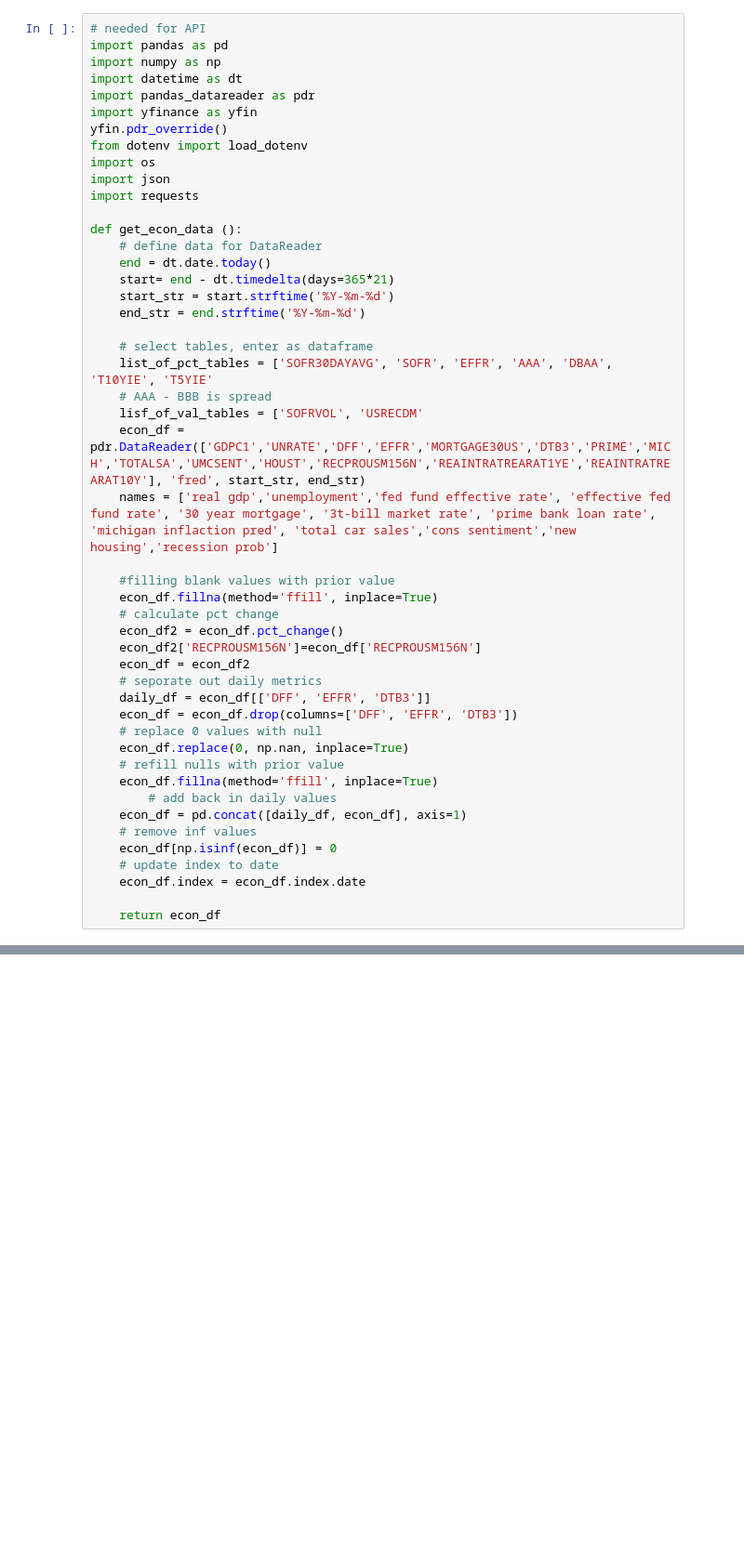
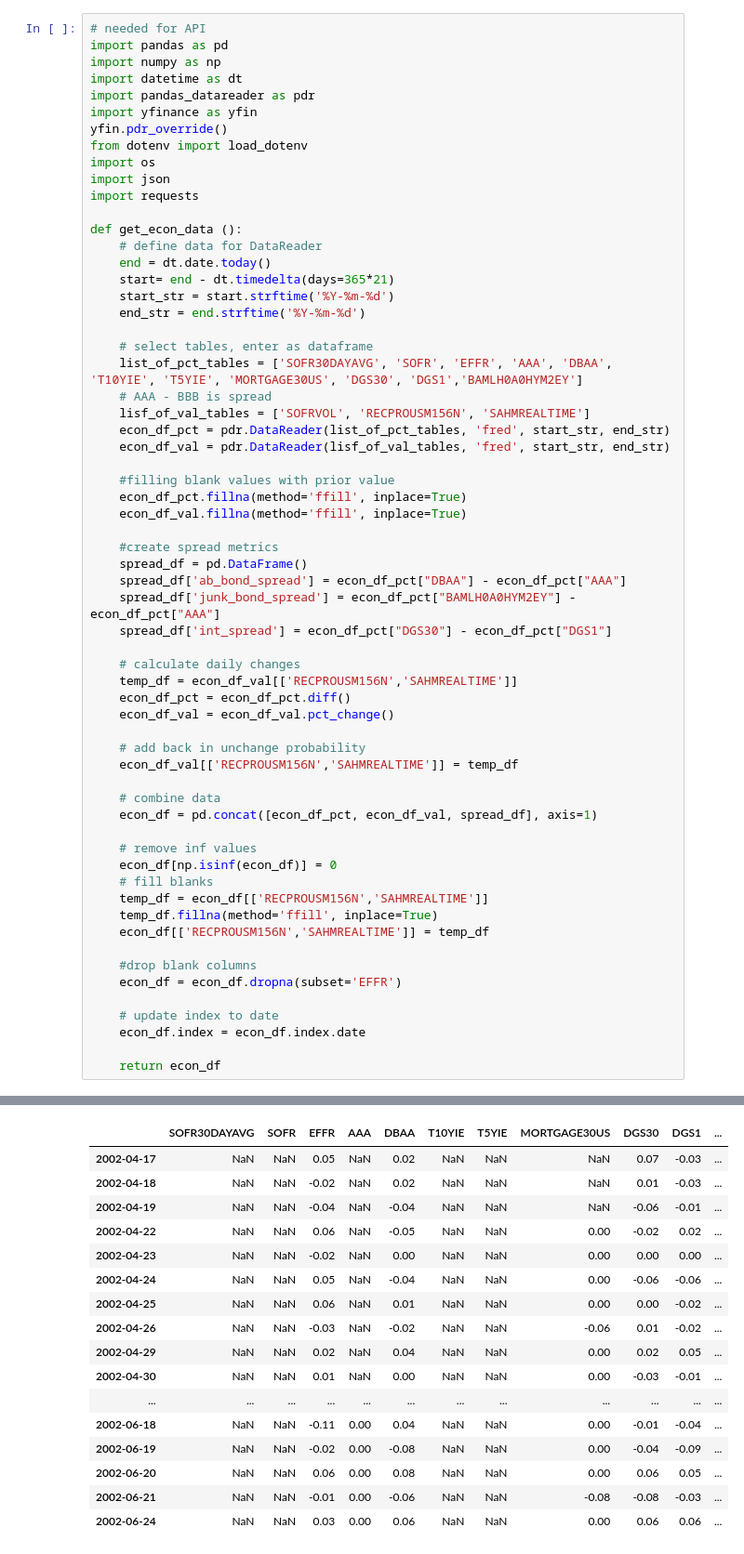
Before and after one commit to MrWho2u/Stock_Predictor, a Jupyter notebook: testing.ipynb, the cells around one changed output, grey strips where cells are left out. Shown at 93% size. Drawn from its saved outputs; the diff is of its cells as text; blank space fills up the shorter version.

```diff
--- a/testing.ipynb
+++ b/testing.ipynb
@@ -19,30 +19,45 @@ def get_econ_data ():
     end_str = end.strftime('%Y-%m-%d')
 
     # select tables, enter as dataframe
-    list_of_pct_tables = ['SOFR30DAYAVG', 'SOFR', 'EFFR', 'AAA', 'DBAA', 'T10YIE', 'T5YIE'
+    list_of_pct_tables = ['SOFR30DAYAVG', 'SOFR', 'EFFR', 'AAA', 'DBAA', 'T10YIE', 'T5YIE', 'MORTGAGE30US', 'DGS30', 'DGS1','BAMLH0A0HYM2EY']
     # AAA - BBB is spread
-    lisf_of_val_tables = ['SOFRVOL', 'USRECDM'
-    econ_df = pdr.DataReader(['GDPC1','UNRATE','DFF','EFFR','MORTGAGE30US','DTB3','PRIME','MICH','TOTALSA','UMCSENT','HOUST','RECPROUSM156N','REAINTRATREARAT1YE','REAINTRATREARAT10Y'], 'fred', start_str, end_str)
-    names = ['real gdp','unemployment','fed fund effective rate', 'effective fed fund rate', '30 year mortgage', '3t-bill market rate', 'prime bank loan rate', 'michigan inflaction pred', 'total car sales','cons sentiment','new housing','recession prob']
+    lisf_of_val_tables = ['SOFRVOL', 'RECPROUSM156N', 'SAHMREALTIME']
+    econ_df_pct = pdr.DataReader(list_of_pct_tables, 'fred', start_str, end_str)
+    econ_df_val = pdr.DataReader(lisf_of_val_tables, 'fred', start_str, end_str)
 
     #filling blank values with prior value
-    econ_df.fillna(method='ffill', inplace=True)
-    # calculate pct change
-    econ_df2 = econ_df.pct_change()
-    econ_df2['RECPROUSM156N']=econ_df['RECPROUSM156N']
-    econ_df = econ_df2
-    # seporate out daily metrics
-    daily_df = econ_df[['DFF', 'EFFR', 'DTB3']]
-    econ_df = econ_df.drop(columns=['DFF', 'EFFR', 'DTB3'])
-    # replace 0 values with null
-    econ_df.replace(0, np.nan, inplace=True)
-    # refill nulls with prior value
-    econ_df.fillna(method='ffill', inplace=True)
-        # add back in daily values
-    econ_df = pd.concat([daily_df, econ_df], axis=1)
+    econ_df_pct.fillna(method='ffill', inplace=True)
+    econ_df_val.fillna(method='ffill', inplace=True)
+
+    #create spread metrics
+    spread_df = pd.DataFrame()
+    spread_df['ab_bond_spread'] = econ_df_pct["DBAA"] - econ_df_pct["AAA"]
+    spread_df['junk_bond_spread'] = econ_df_pct["BAMLH0A0HYM2EY"] - econ_df_pct["AAA"]
+    spread_df['int_spread'] = econ_df_pct["DGS30"] - econ_df_pct["DGS1"]
+
+    # calculate daily changes
+    temp_df = econ_df_val[['RECPROUSM156N','SAHMREALTIME']]
+    econ_df_pct = econ_df_pct.diff()
+    econ_df_val = econ_df_val.pct_change()
+
+    # add back in unchange probability
+    econ_df_val[['RECPROUSM156N','SAHMREALTIME']] = temp_df
+
+    # combine data
+    econ_df = pd.concat([econ_df_pct, econ_df_val, spread_df], axis=1)
+
     # remove inf values
     econ_df[np.isinf(econ_df)] = 0
+    # fill blanks
+    temp_df = econ_df[['RECPROUSM156N','SAHMREALTIME']]
+    temp_df.fillna(method='ffill', inplace=True)
+    econ_df[['RECPROUSM156N','SAHMREALTIME']] = temp_df
+
+    #drop blank columns
+    econ_df = econ_df.dropna(subset='EFFR')
+
     # update index to date
     econ_df.index = econ_df.index.date
 
     return econ_df
+# %% [output]
@@ -48,0 +68,17 @@ def get_econ_data ():
+|  | SOFR30DAYAVG | SOFR | EFFR | AAA | DBAA | T10YIE | T5YIE | MORTGAGE30US | DGS30 | DGS1 | ... |
+| 2002-04-17 | NaN | NaN | 0.05 | NaN | 0.02 | NaN | NaN | NaN | 0.07 | -0.03 | ... |
+| 2002-04-18 | NaN | NaN | -0.02 | NaN | 0.02 | NaN | NaN | NaN | 0.01 | -0.03 | ... |
+| 2002-04-19 | NaN | NaN | -0.04 | NaN | -0.04 | NaN | NaN | NaN | -0.06 | -0.01 | ... |
+| 2002-04-22 | NaN | NaN | 0.06 | NaN | -0.05 | NaN | NaN | 0.00 | -0.02 | 0.02 | ... |
+| 2002-04-23 | NaN | NaN | -0.02 | NaN | 0.00 | NaN | NaN | 0.00 | 0.00 | 0.00 | ... |
+| 2002-04-24 | NaN | NaN | 0.05 | NaN | -0.04 | NaN | NaN | 0.00 | -0.06 | -0.06 | ... |
+| 2002-04-25 | NaN | NaN | 0.06 | NaN | 0.01 | NaN | NaN | 0.00 | 0.00 | -0.02 | ... |
+| 2002-04-26 | NaN | NaN | -0.03 | NaN | -0.02 | NaN | NaN | -0.06 | 0.01 | -0.02 | ... |
+| 2002-04-29 | NaN | NaN | 0.02 | NaN | 0.04 | NaN | NaN | 0.00 | 0.02 | 0.05 | ... |
+| 2002-04-30 | NaN | NaN | 0.01 | NaN | 0.00 | NaN | NaN | 0.00 | -0.03 | -0.01 | ... |
+| ... | ... | ... | ... | ... | ... | ... | ... | ... | ... | ... | ... |
+| 2002-06-18 | NaN | NaN | -0.11 | 0.00 | 0.04 | NaN | NaN | 0.00 | -0.01 | -0.04 | ... |
+| 2002-06-19 | NaN | NaN | -0.02 | 0.00 | -0.08 | NaN | NaN | 0.00 | -0.04 | -0.09 | ... |
+| 2002-06-20 | NaN | NaN | 0.06 | 0.00 | 0.08 | NaN | NaN | 0.00 | 0.06 | 0.05 | ... |
+| 2002-06-21 | NaN | NaN | -0.01 | 0.00 | -0.06 | NaN | NaN | -0.08 | -0.08 | -0.03 | ... |
+| 2002-06-24 | NaN | NaN | 0.03 | 0.00 | 0.06 | NaN | NaN | 0.00 | 0.06 | 0.06 | ... |
```
Also changed, not shown: parts of 1 cell of this notebook, 8 other files.
